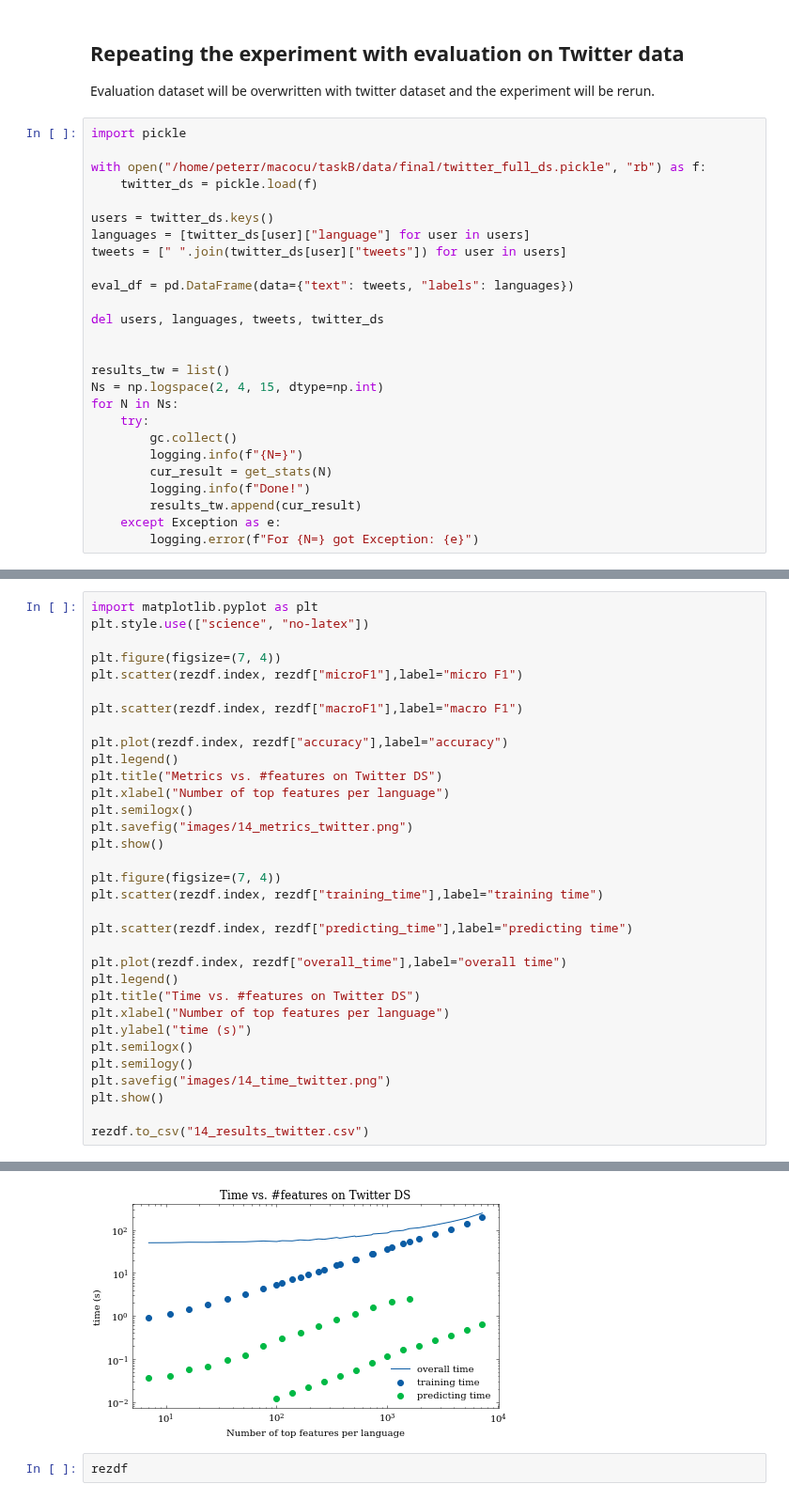
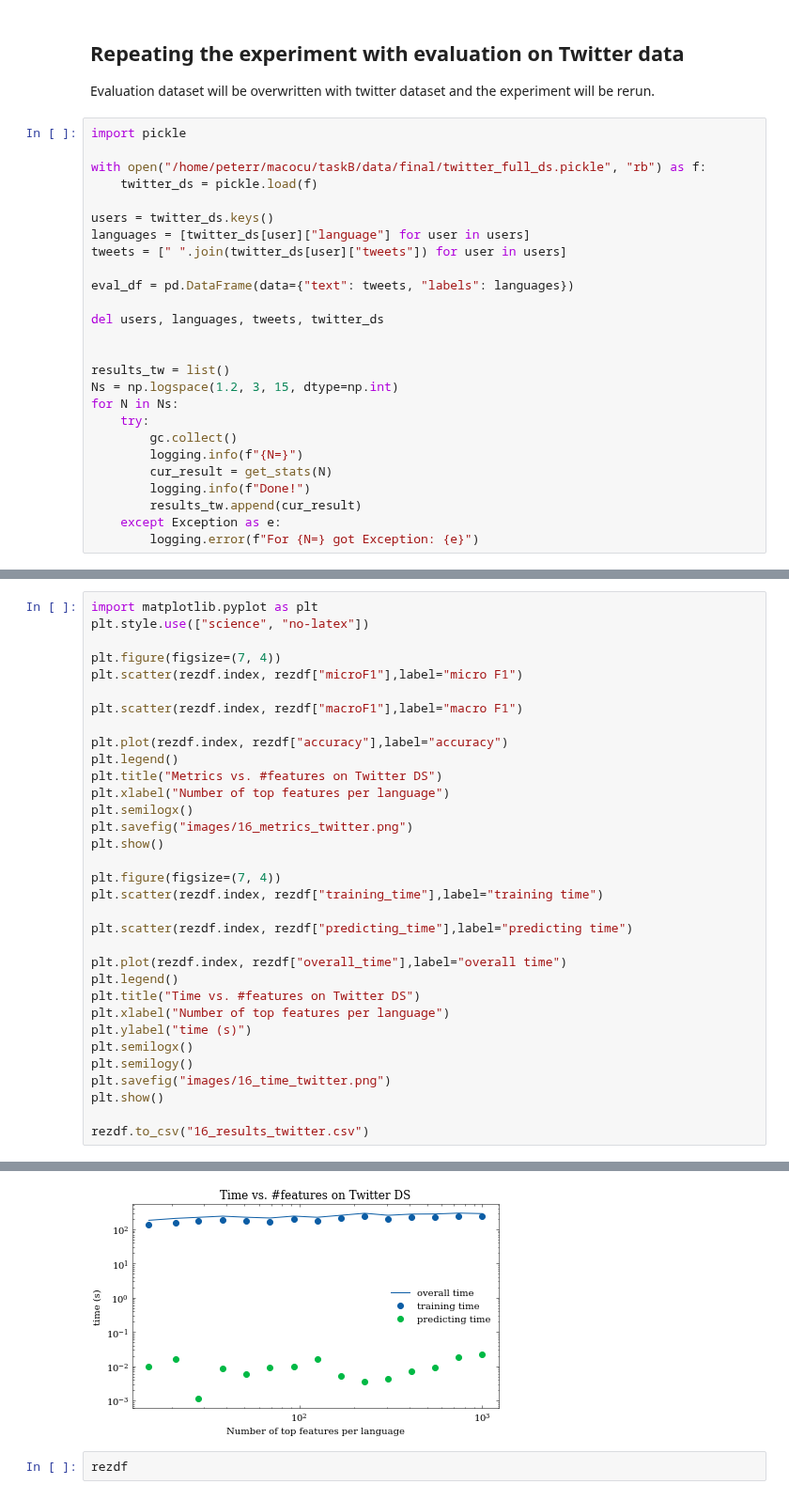
Before and after one commit to 5roop/task4, a Jupyter notebook: 16_optimizing_LINEAR_SVC_clf.ipynb, the cells around one changed output, grey strips where cells are left out. Shown at 94% size. Saved outputs shown, nothing was run; the diff lists cells and outputs as text.

Commit message:
Add new SVC results

```diff
--- a/16_optimizing_LINEAR_SVC_clf.ipynb
+++ b/16_optimizing_LINEAR_SVC_clf.ipynb
@@ -275,7 +280,7 @@ del users, languages, tweets, twitter_ds
 
 
 results_tw = list()
-Ns = np.logspace(2, 4, 15, dtype=np.int)
+Ns = np.logspace(1.2, 3, 15, dtype=np.int)
 for N in Ns:
     try:
         gc.collect()
@@ -331,7 +336,7 @@ plt.legend()
 plt.title("Metrics vs. #features on Twitter DS")
 plt.xlabel("Number of top features per language")
 plt.semilogx()
-plt.savefig("images/14_metrics_twitter.png")
+plt.savefig("images/16_metrics_twitter.png")
 plt.show()
 
 plt.figure(figsize=(7, 4))
@@ -346,8 +351,8 @@ plt.xlabel("Number of top features per language")
 plt.ylabel("time (s)")
 plt.semilogx()
 plt.semilogy()
-plt.savefig("images/14_time_twitter.png")
+plt.savefig("images/16_time_twitter.png")
 plt.show()
 
-rezdf.to_csv("14_results_twitter.csv")
+rezdf.to_csv("16_results_twitter.csv")
 # %% [output]
@@ -355,4 +360,4 @@ rezdf.to_csv("14_results_twitter.csv")
-[figure, old version]
+[figure, new version]
 # %%
 rezdf
 # %% [output]
```
Also changed, not shown: parts of 4 cells of this notebook, 3 other files.
